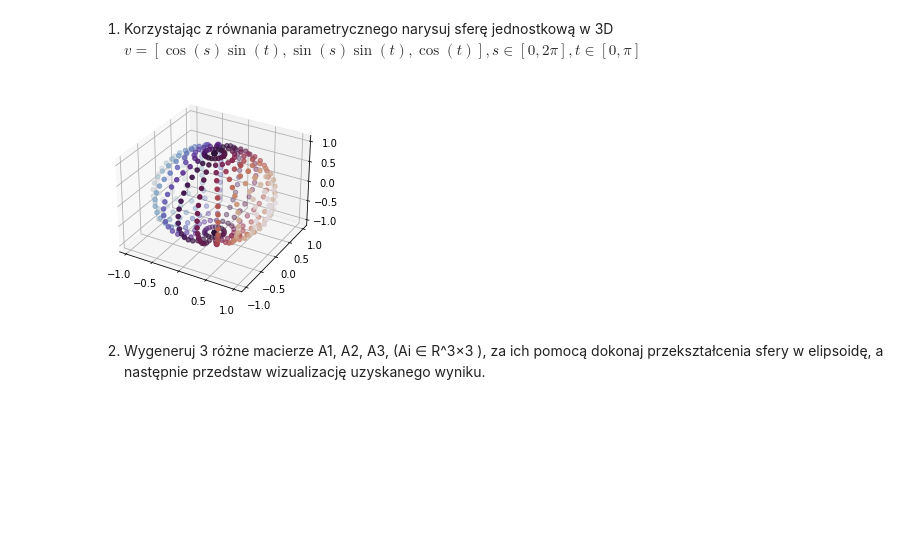
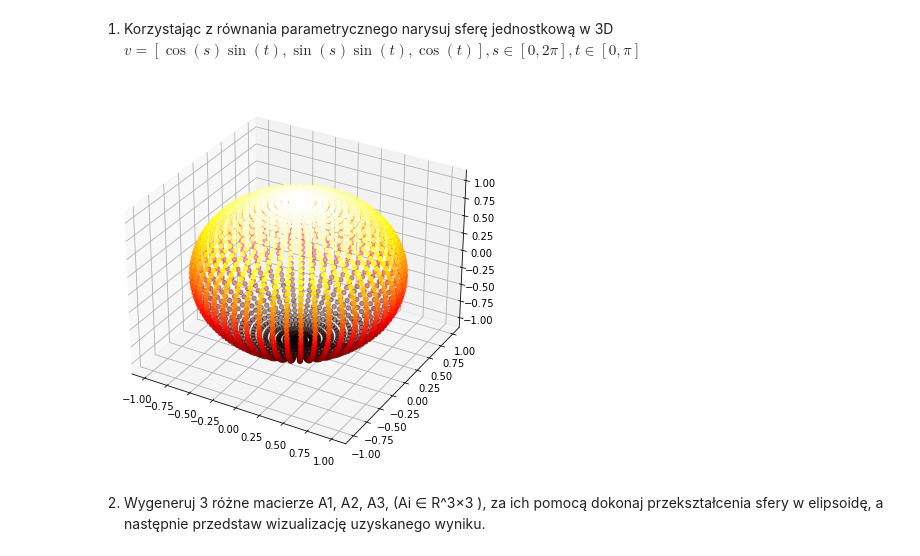
Before and after one commit to mhawryluk/mownit, a Jupyter notebook: lab6/lab6.ipynb, the cells around one changed output. Drawn from its saved outputs; the diff is of its cells as text; code cells hidden in the pictures; blank space fills up the shorter version.

```diff
--- a/lab6/lab6.ipynb
+++ b/lab6/lab6.ipynb
@@ -290,18 +276,20 @@ def get_sphere_points(n):
     y = lambda s, t: np.sin(s)*np.sin(t)
     z = lambda s, t: np.cos(t)
 
-    return np.array([[x(s, t), y(s, t), z(s,t)] for s in ss for t in ts])
+    return np.array([[x(s, t) for s in ss for t in ts],
+                     [y(s, t) for s in ss for t in ts],
+                     [z(s, t) for s in ss for t in ts]])
 
 def plot_sphere_points(points):
-    fig = plt.figure()
+    fig = plt.figure(figsize=(15, 7))
     ax = fig.add_subplot(111, projection='3d')
-    ax.scatter(points[:,0], points[:,1], points[:,2], c=points[:,0], cmap=plt.get_cmap('twilight'))
+    ax.scatter(points[0], points[1], points[2], c=points[2], cmap=plt.get_cmap('hot'))
     plt.show()
 # %%
-points = get_sphere_points(20)
+points = get_sphere_points(50)
 plot_sphere_points(points)
 # %% [output]
-[figure, old version]
+[figure, new version]
 # %% [markdown]
 2. Wygeneruj 3 różne macierze A1, A2, A3, (Ai ∈ R^3×3 ), za ich pomocą dokonaj przekształcenia sfery w elipsoidę, a następnie przedstaw wizualizację uzyskanego wyniku.
 # %%
```
Also changed, not shown: parts of 36 cells of this notebook.
